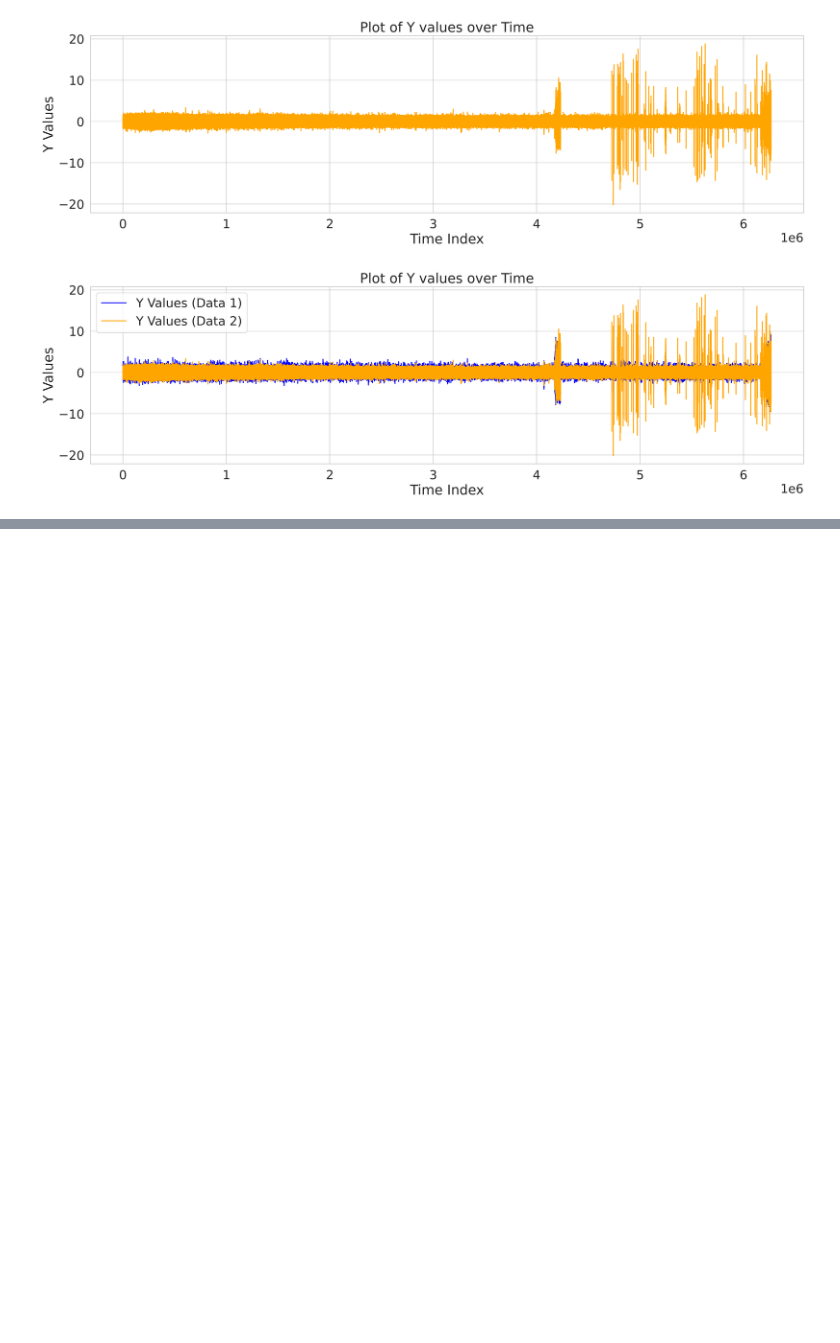
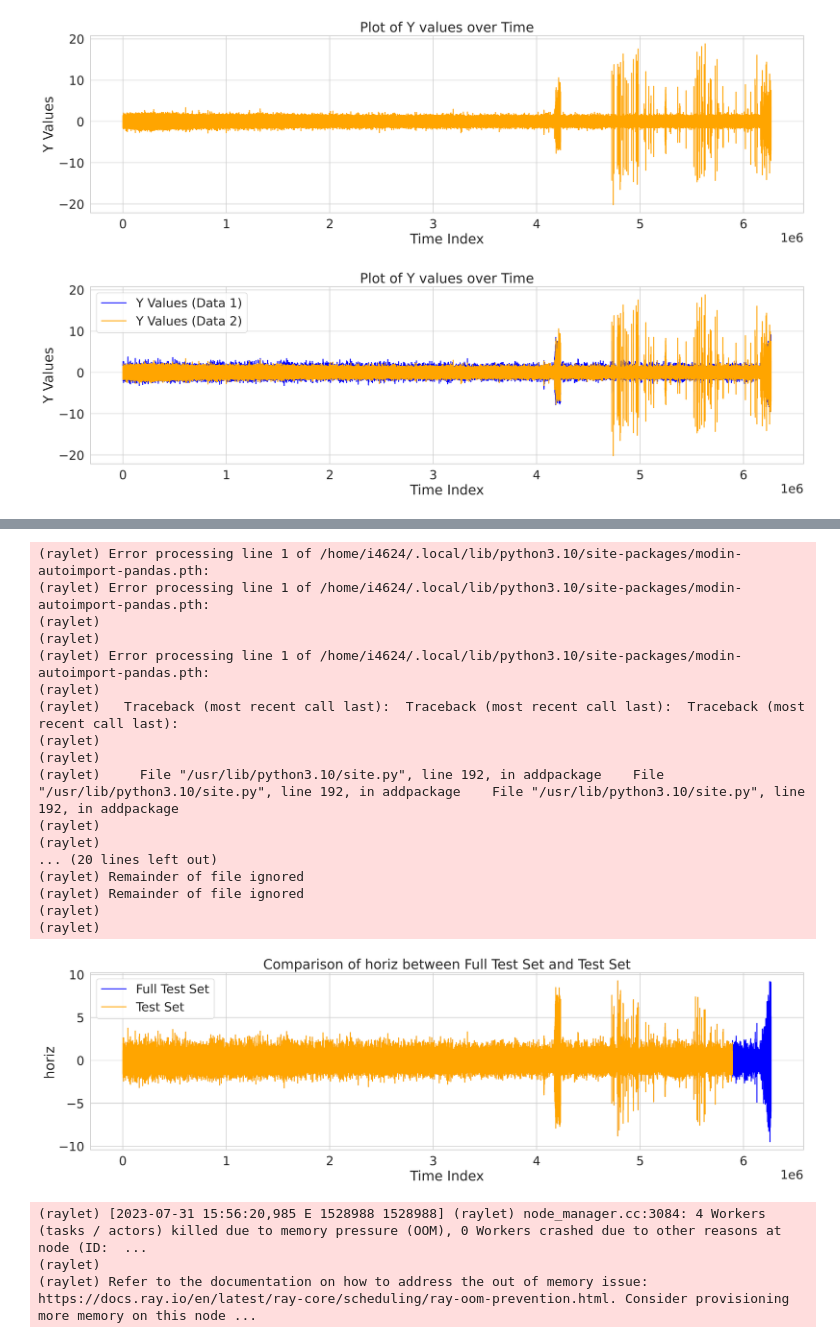
Before and after one commit to choi4624/SWbootProject_2023-7, a Jupyter notebook: Team-project/server/bearing1_6.ipynb, the cells around one changed output, grey strips where cells are left out. Drawn from its saved outputs; the diff is of its cells as text; code cells hidden in the pictures; blank space fills up the shorter version.

Commit message:
bearing 1_6 adjust plotting

```diff
--- a/Team-project/server/bearing1_6.ipynb
+++ b/Team-project/server/bearing1_6.ipynb
@@ -221,0 +263,4 @@ for i in range(num_chunks):
+# %%
+## csv learning data 속도 개선
+# Read all CSV files and combine them into a single DataFrame
+combined_data2 = pd.concat((pd.read_csv(file_path, index_col=None, header=None) for file_path in acc_file_paths), ignore_index=True)
@@ -221,0 +295,45 @@ for i in range(num_chunks):
+# %%
+# Convert timestamp columns to integers and create a new DataFrame with these values
+timestamp_integers = combined_data2[[0, 1, 2, 3]].astype(int)
+timestamp_integers.columns = ['hour', 'minute', 'second', 'microsecond']
+# Combine the integer values to form a string in the format 'HH:MM:SS.microseconds'
+combined_data2['timestamp'] = timestamp_integers.apply(lambda x: f"{x['hour']:02d}:{x['minute']:02d}:{x['second']:02d}.{x['microsecond']:06d}", axis=1)
+# Convert the 'timestamp' column to a Pandas datetime object
+combined_data2['timestamp'] = pd.to_datetime(combined_data2['timestamp'], format='%H:%M:%S.%f')
+# %%
+# Seaborn의 line plot을 사용하여 두 데이터셋의 값을 비교하여 그래프로 표현
+sns.lineplot(data=combined_data, x=combined_data.index, y=combined_data[4], color='blue', label='Full Test Set')
+sns.lineplot(data=combined_data2, x=combined_data2.index, y=combined_data2[4], color='orange', label='Test Set')
+
+# 그래프 설정
+plt.xlabel('Time Index')
+plt.ylabel('horiz')
+plt.title('Comparison of horiz between Full Test Set and Test Set')
+
+# 범례 추가
+plt.legend()
+
+# 그래프 보이기
+plt.show()
+# %% [output]
+(raylet) Error processing line 1 of /home/i4624/.local/lib/python3.10/site-packages/modin-autoimport-pandas.pth:
+(raylet) Error processing line 1 of /home/i4624/.local/lib/python3.10/site-packages/modin-autoimport-pandas.pth:
+(raylet)
+(raylet)
+(raylet) Error processing line 1 of /home/i4624/.local/lib/python3.10/site-packages/modin-autoimport-pandas.pth:
+(raylet)
+(raylet)   Traceback (most recent call last):  Traceback (most recent call last):  Traceback (most recent call last):
+(raylet)
+(raylet)
+(raylet)     File "/usr/lib/python3.10/site.py", line 192, in addpackage    File "/usr/lib/python3.10/site.py", line 192, in addpackage    File "/usr/lib/python3.10/site.py", line 192, in addpackage
+(raylet)
+(raylet)
+... (20 lines left out)
+(raylet) Remainder of file ignored
+(raylet) Remainder of file ignored
+(raylet)
+(raylet)
+[figure, added]
+(raylet) [2023-07-31 15:56:20,985 E 1528988 1528988] (raylet) node_manager.cc:3084: 4 Workers (tasks / actors) killed due to memory pressure (OOM), 0 Workers crashed due to other reasons at node (ID:  ...
+(raylet)
+(raylet) Refer to the documentation on how to address the out of memory issue: https://docs.ray.io/en/latest/ray-core/scheduling/ray-oom-prevention.html. Consider provisioning more memory on this node ...
```
Also changed, not shown: parts of 4 cells of this notebook.
